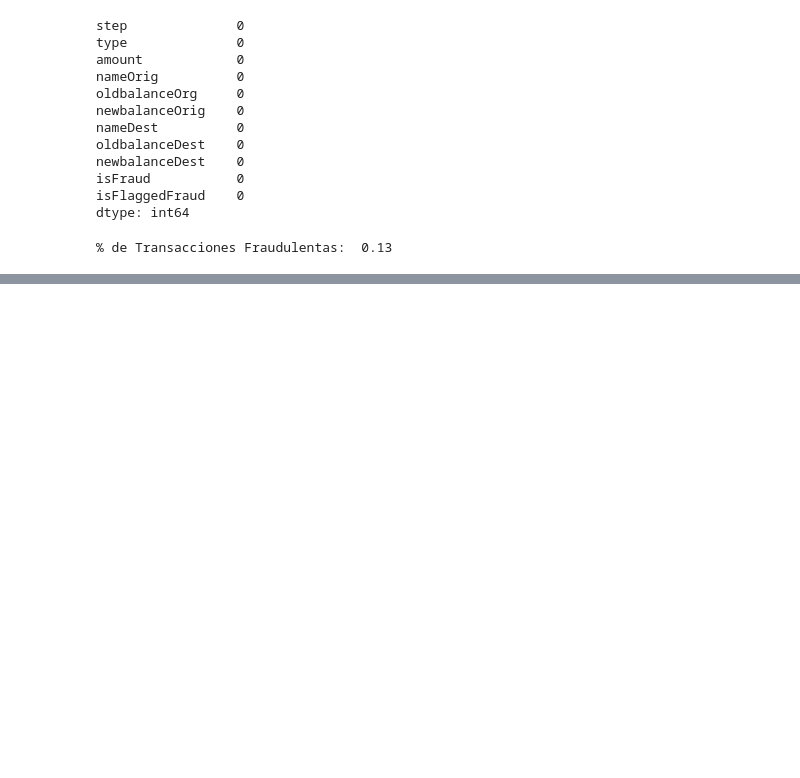
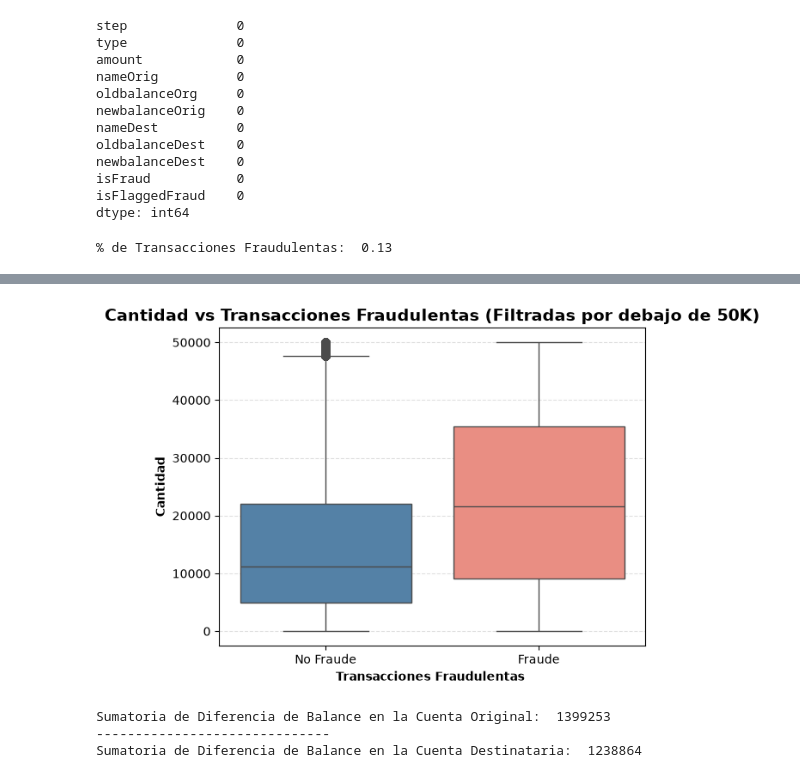
Before and after one commit to carmele9/AML_Detection_Project, a Jupyter notebook: notebooks/analysis.ipynb, the cells around one changed output, grey strips where cells are left out. Cells and saved outputs as stored; diff of their text form; code cells hidden in the pictures; blank space fills up the shorter version.

```diff
--- a/notebooks/analysis.ipynb
+++ b/notebooks/analysis.ipynb
@@ -127,0 +217,36 @@ fig.write_image("../images/tipos_de_transacciones.png")
+# %%
+#---------------
+# BOXPLOT: CANTIDAD VS TRANSACCIONES FRAUDULENTAS
+#---------------
+
+colors_fraud = ["steelblue", "salmon"]
+
+sns.boxplot(
+    data = df[df['amount'] < 50000],
+    x = 'isFraud',
+    y = 'amount',
+    palette = colors_fraud
+)
+plt.title("Cantidad vs Transacciones Fraudulentas (Filtradas por debajo de 50K)", fontsize=14, fontweight="bold")
+plt.grid(axis="y", linestyle="--", alpha=0.4)
+plt.xlabel("Transacciones Fraudulentas ", fontsize=10, fontweight="bold")
+plt.ylabel("Cantidad", fontsize=10, fontweight="bold")
+plt.xticks([0,1], ["No Fraude", "Fraude"])
+plt.show()
+# %% [output]
+[figure, added]
+# %%
+#---------------
+# ENTENDER LA DIFERENCIA DE BALANCES - ORIGINAL Y DESTINO
+#---------------
+
+df['balanceDiffOrig'] = df['oldbalanceOrg'] - df['newbalanceOrig']
+df['balanceDiffDest'] = df['newbalanceDest'] - df['oldbalanceDest']
+
+print("Sumatoria de Diferencia de Balance en la Cuenta Original: ", (df['balanceDiffOrig']< 0).sum())
+print('------------------------------')
+print("Sumatoria de Diferencia de Balance en la Cuenta Destinataria: ", (df['balanceDiffDest']< 0).sum())
+# %% [output]
+Sumatoria de Diferencia de Balance en la Cuenta Original:  1399253
+------------------------------
+Sumatoria de Diferencia de Balance en la Cuenta Destinataria:  1238864
```
Also changed, not shown: parts of 15 cells of this notebook, 2 other files.
